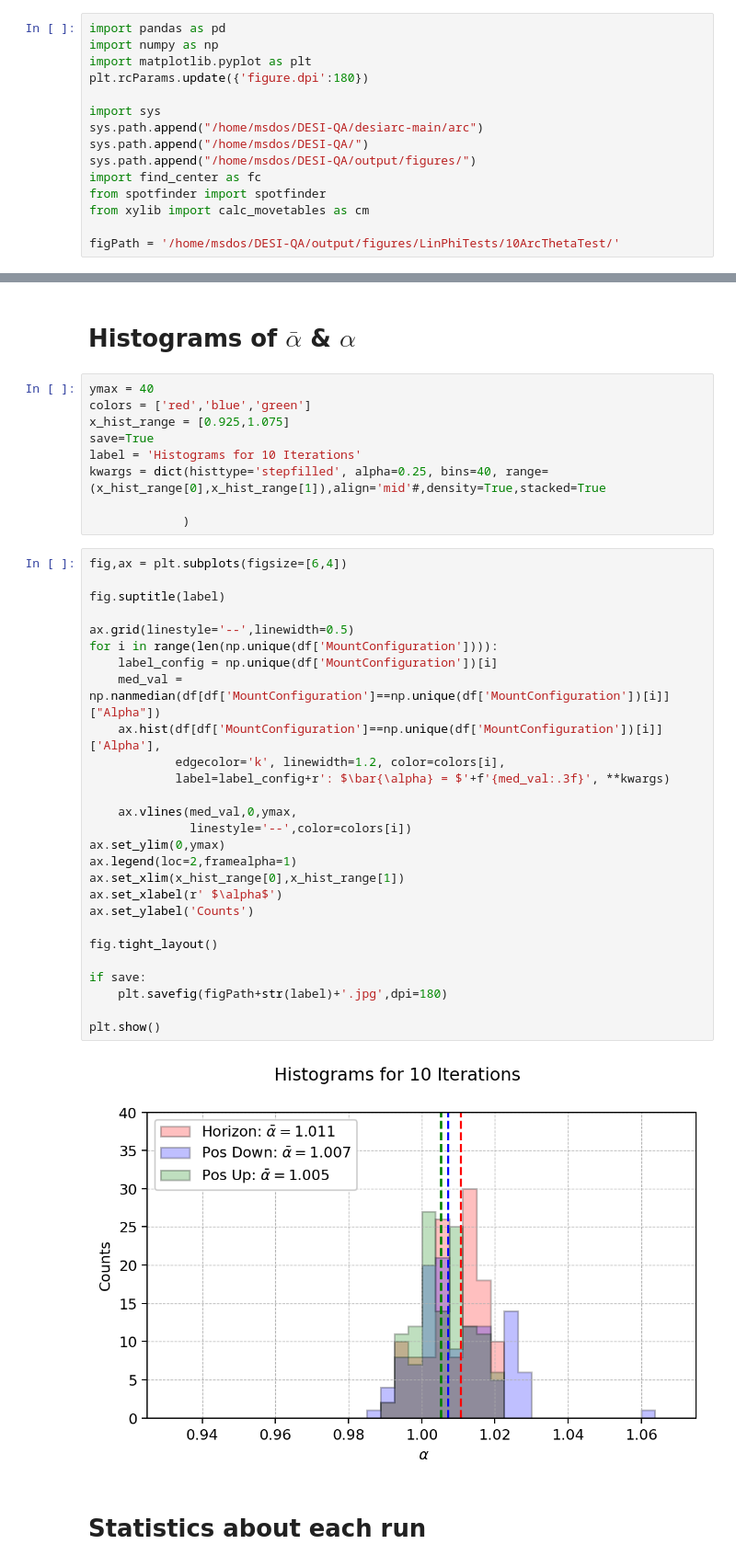
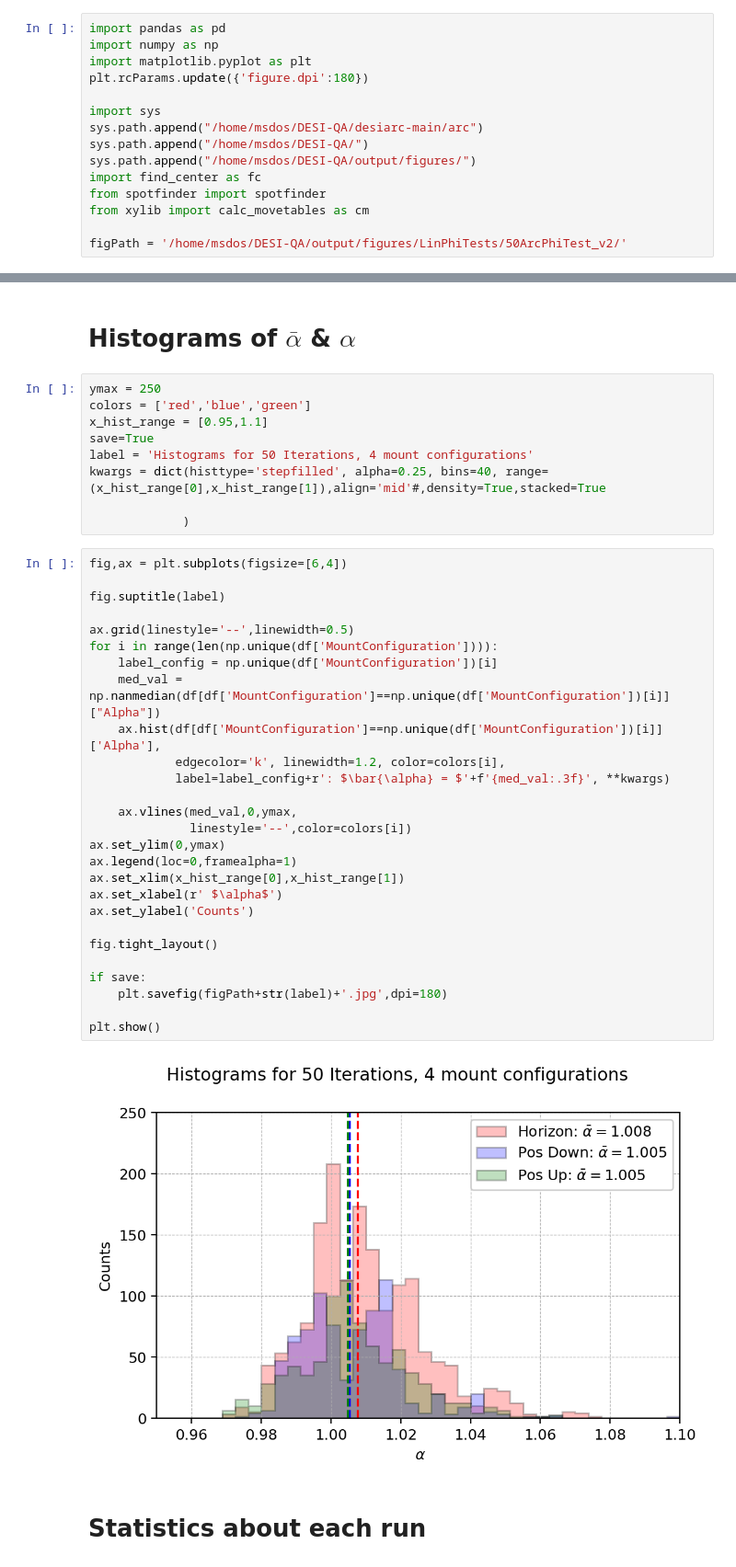
Before and after one commit to SSantosLab/DESI-QA, a Jupyter notebook: calib/Testing Figures - long-arc tests of linear phi.ipynb, the cells around one changed output, grey strips where cells are left out. Shown at 92% size. Drawn from its saved outputs; the diff is of its cells as text.

```diff
--- a/calib/Testing Figures - long-arc tests of linear phi.ipynb
+++ b/calib/Testing Figures - long-arc tests of linear phi.ipynb
@@ -14,7 +14,7 @@ import find_center as fc
 from spotfinder import spotfinder
 from xylib import calc_movetables as cm
 
-figPath = '/home/msdos/DESI-QA/output/figures/LinPhiTests/10ArcThetaTest/'
+figPath = '/home/msdos/DESI-QA/output/figures/LinPhiTests/50ArcPhiTest_v2/'
 # %% [markdown]
 # Defining pertinent functions
 # %%
@@ -699,43 +703,43 @@ plt.show()
 # %% [markdown]
 # Histograms of $\bar{\alpha}$ & $\alpha$
 # %%
-ymax = 40
+ymax = 250
 colors = ['red','blue','green']
-x_hist_range = [0.925,1.075]
+x_hist_range = [0.95,1.1]
 save=True
-label = 'Histograms for 10 Iterations'
+label = 'Histograms for 50 Iterations, 4 mount configurations'
 kwargs = dict(histtype='stepfilled', alpha=0.25, bins=40, range=(x_hist_range[0],x_hist_range[1]),align='mid'#,density=True,stacked=True
 
              )
 # %%
 fig,ax = plt.subplots(figsize=[6,4])
 
 fig.suptitle(label)
 
 ax.grid(linestyle='--',linewidth=0.5)
 for i in range(len(np.unique(df['MountConfiguration']))):
     label_config = np.unique(df['MountConfiguration'])[i]
     med_val = np.nanmedian(df[df['MountConfiguration']==np.unique(df['MountConfiguration'])[i]]["Alpha"])
     ax.hist(df[df['MountConfiguration']==np.unique(df['MountConfiguration'])[i]]['Alpha'],
             edgecolor='k', linewidth=1.2, color=colors[i],
             label=label_config+r': $\bar{\alpha} = $'+f'{med_val:.3f}', **kwargs)
 
     ax.vlines(med_val,0,ymax,
               linestyle='--',color=colors[i])
 ax.set_ylim(0,ymax)
-ax.legend(loc=2,framealpha=1)
+ax.legend(loc=0,framealpha=1)
 ax.set_xlim(x_hist_range[0],x_hist_range[1])
 ax.set_xlabel(r' $\alpha$')
 ax.set_ylabel('Counts')
 
 fig.tight_layout()
 
 if save:
     plt.savefig(figPath+str(label)+'.jpg',dpi=180)
 
 plt.show()
 # %% [output]
-[figure, old version]
+[figure, new version]
 # %% [markdown]
 # Statistics about each run
 # %%
```
Also changed, not shown: parts of 12 cells of this notebook, 9 other files.
